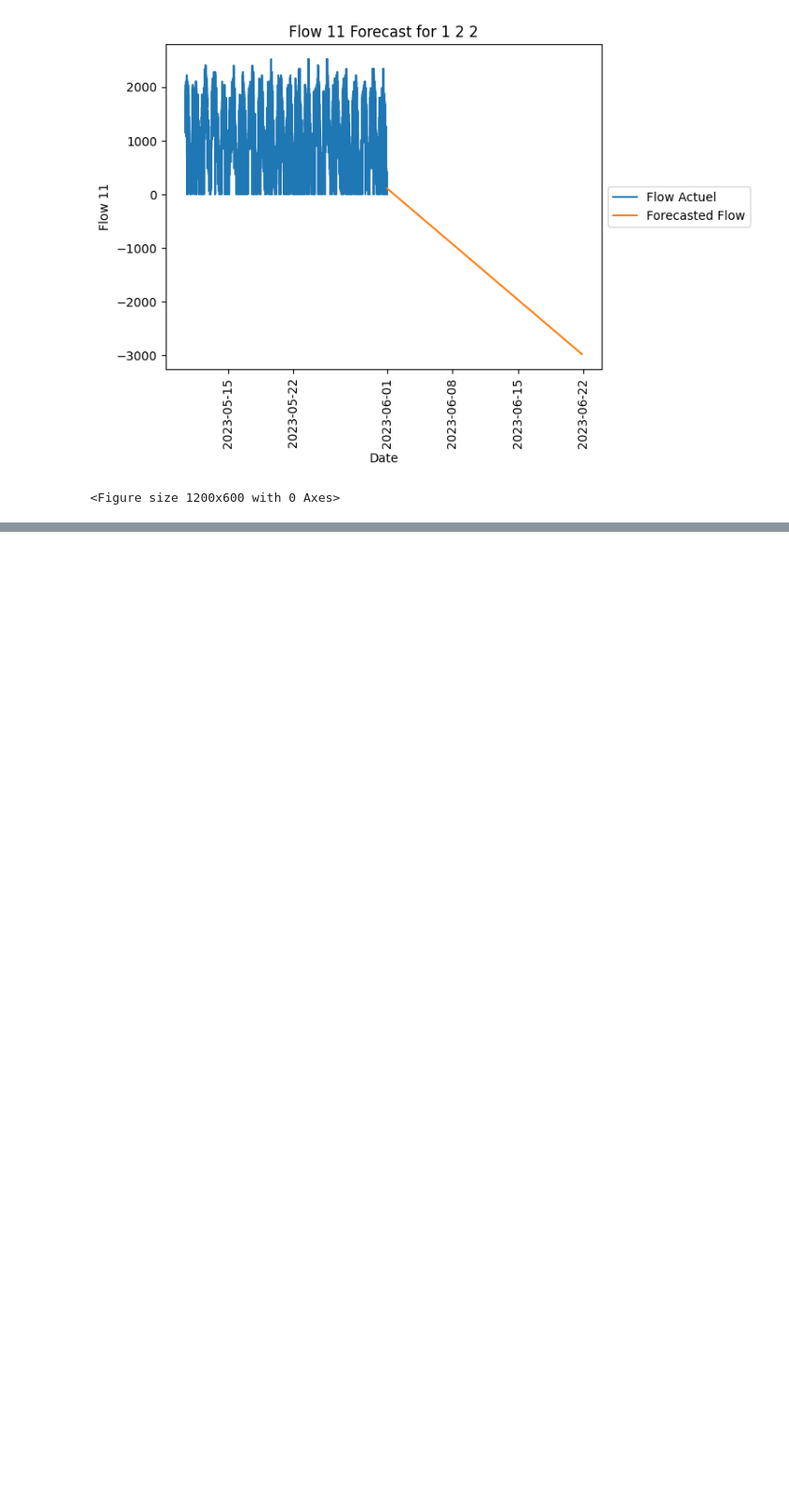
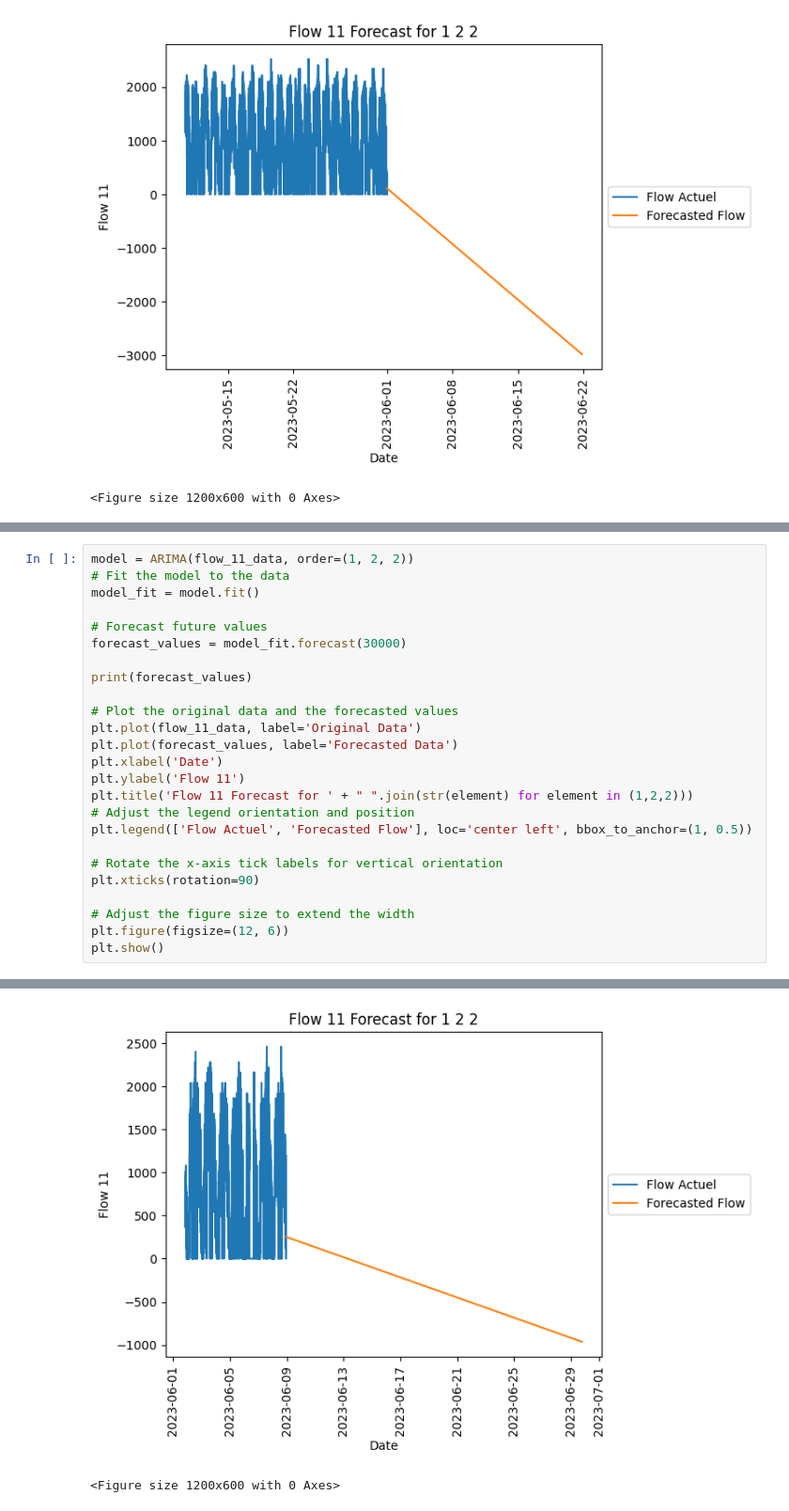
Before and after one commit to PrediSwiss/TraficPrediction, a Jupyter notebook: arima.ipynb, the cells around one changed output, grey strips where cells are left out. Shown at 94% size. Drawn from its saved outputs; the diff is of its cells as text; blank space fills up the shorter version.

```diff
--- a/arima.ipynb
+++ b/arima.ipynb
@@ -136,0 +233,26 @@ Freq: T, Name: predicted_mean, Length: 30000, dtype: float64
+# %%
+model = ARIMA(flow_11_data, order=(1, 2, 2))
+# Fit the model to the data
+model_fit = model.fit()
+
+# Forecast future values
+forecast_values = model_fit.forecast(30000)
+
+print(forecast_values)
+
+# Plot the original data and the forecasted values
+plt.plot(flow_11_data, label='Original Data')
+plt.plot(forecast_values, label='Forecasted Data')
+plt.xlabel('Date')
+plt.ylabel('Flow 11')
+plt.title('Flow 11 Forecast for ' + " ".join(str(element) for element in (1,2,2)))
+# Adjust the legend orientation and position
+plt.legend(['Flow Actuel', 'Forecasted Flow'], loc='center left', bbox_to_anchor=(1, 0.5))
+
+# Rotate the x-axis tick labels for vertical orientation
+plt.xticks(rotation=90)
+
+# Adjust the figure size to extend the width
+plt.figure(figsize=(12, 6))
+plt.show()
+# %% [output]
@@ -136,0 +271,2 @@ Freq: T, Name: predicted_mean, Length: 30000, dtype: float64
+[figure, added]
+<Figure size 1200x600 with 0 Axes>
```
Also changed, not shown: parts of 8 cells of this notebook.
